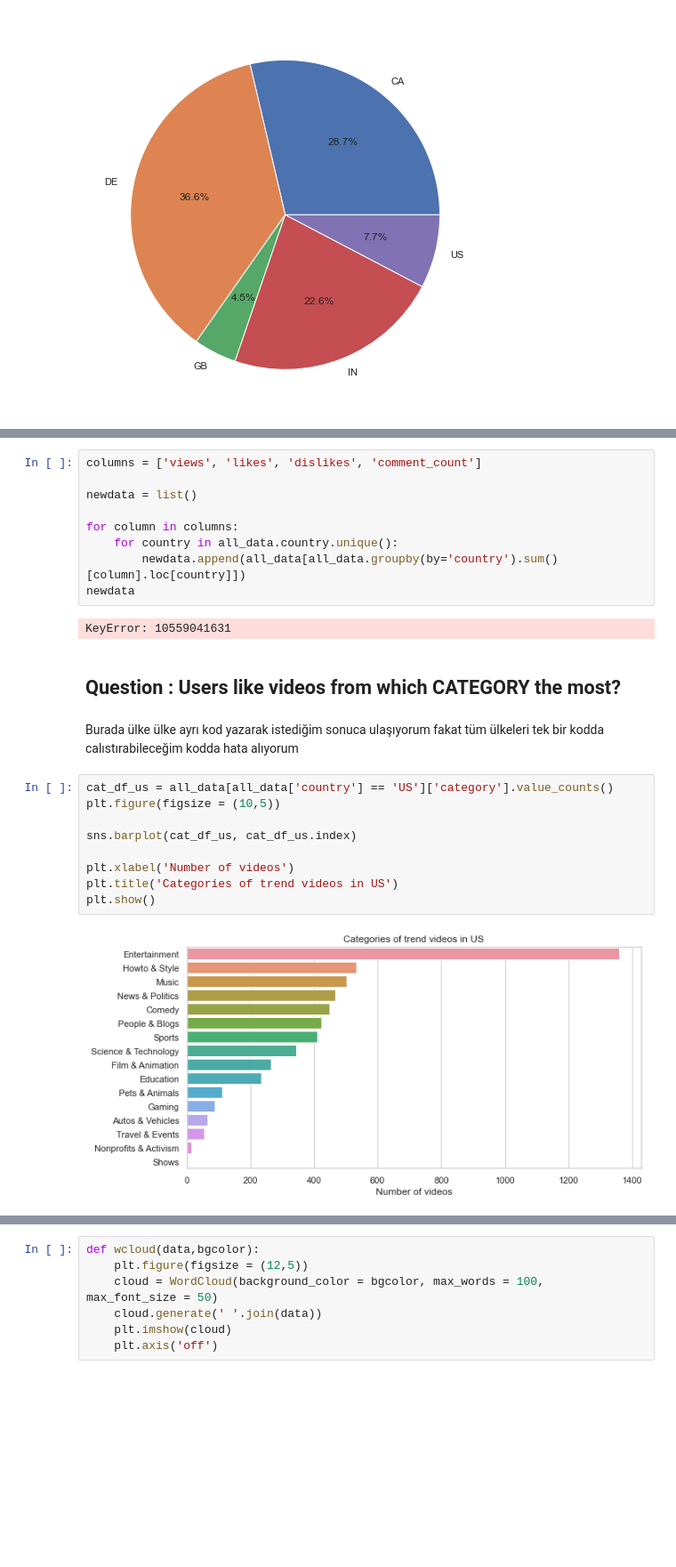
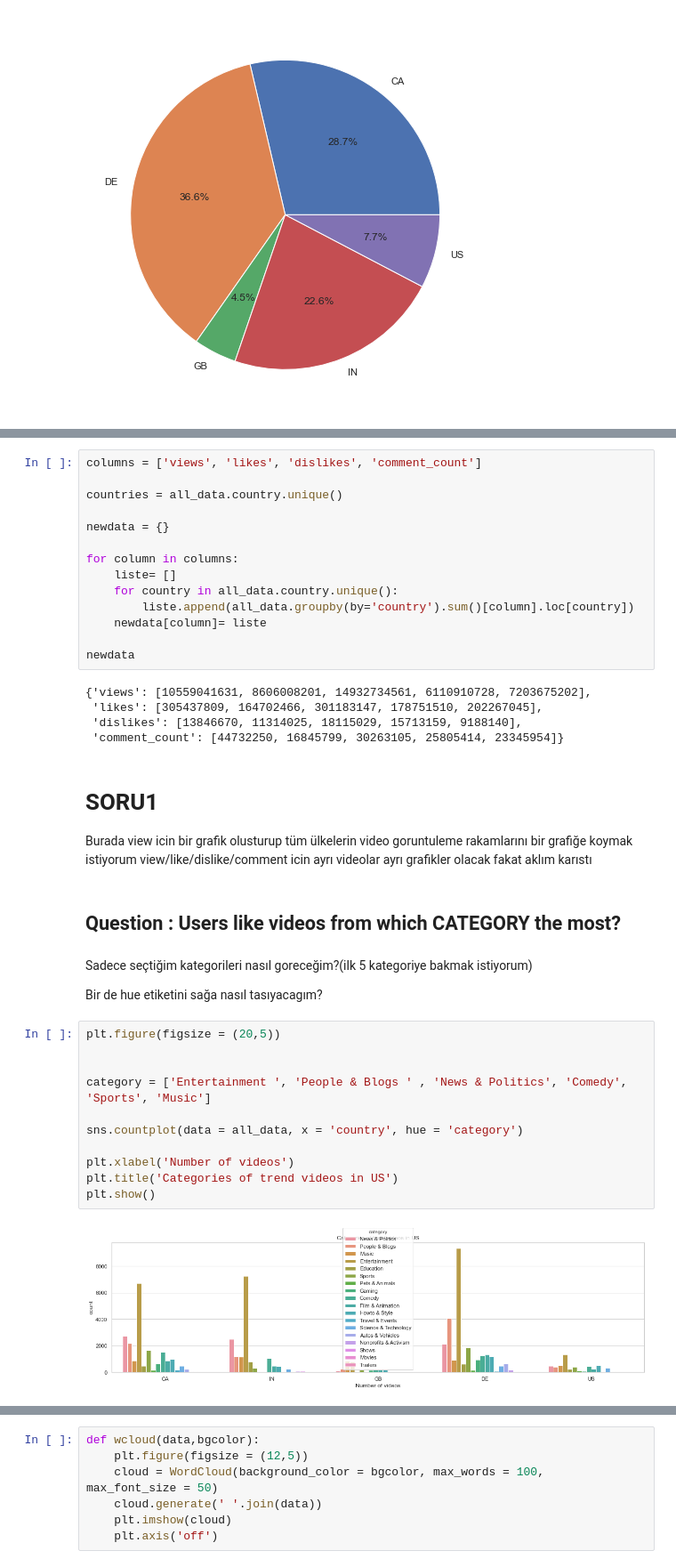
Before and after one commit to nilayduzkesen/EDA-Youtube-Project, a Jupyter notebook: EDA-Youtube Project!.ipynb, the cells around one changed output, grey strips where cells are left out. Shown at 89% size. Cells and saved outputs as stored; diff of their text form; blank space fills up the shorter version.

```diff
--- a/EDA-Youtube Project!.ipynb
+++ b/EDA-Youtube Project!.ipynb
@@ -290,26 +292,42 @@ bir bar plot  o ulkeye ait metikleri gösterecek toplamda 5 barplot olacak fakat
 # %%
 columns = ['views', 'likes', 'dislikes', 'comment_count']
 
-newdata = list()
+countries = all_data.country.unique()
+
+newdata = {}
 
 for column in columns:
+    liste= []
     for country in all_data.country.unique():
-        newdata.append(all_data[all_data.groupby(by='country').sum()[column].loc[country]])
+        liste.append(all_data.groupby(by='country').sum()[column].loc[country])
+    newdata[column]= liste
+
 newdata
 # %% [output]
-KeyError: 10559041631
+{'views': [10559041631, 8606008201, 14932734561, 6110910728, 7203675202],
+ 'likes': [305437809, 164702466, 301183147, 178751510, 202267045],
+ 'dislikes': [13846670, 11314025, 18115029, 15713159, 9188140],
+ 'comment_count': [44732250, 16845799, 30263105, 25805414, 23345954]}
+# %% [markdown]
+# SORU1
+Burada view icin bir grafik olusturup tüm ülkelerin video goruntuleme rakamlarını bir grafiğe koymak istiyorum
+view/like/dislike/comment icin ayrı videolar ayrı grafikler olacak fakat aklım karıstı
 # %% [markdown]
 ## Question : Users like videos from which CATEGORY the most?
-# %% [markdown]
-Burada ülke ülke ayrı kod yazarak istediğim sonuca ulaşıyorum fakat tüm ülkeleri tek bir kodda calıstırabileceğim kodda hata alıyorum
+# %% [markdown]
+Sadece seçtiğim kategorileri nasıl goreceğim?(ilk 5 kategoriye bakmak istiyorum)
+
+Bir de hue etiketini sağa nasıl tasıyacagım?
 # %%
-cat_df_us = all_data[all_data['country'] == 'US']['category'].value_counts()
-plt.figure(figsize = (10,5))
+plt.figure(figsize = (20,5))
 
-sns.barplot(cat_df_us, cat_df_us.index)
+
+category = ['Entertainment ', 'People & Blogs ' , 'News & Politics', 'Comedy', 'Sports', 'Music']
+
+sns.countplot(data = all_data, x = 'country', hue = 'category')
 
 plt.xlabel('Number of videos')
 plt.title('Categories of trend videos in US')
 plt.show()
 # %% [output]
-[figure, old version]
+[figure, new version]
```
Also changed, not shown: parts of 26 cells of this notebook.
